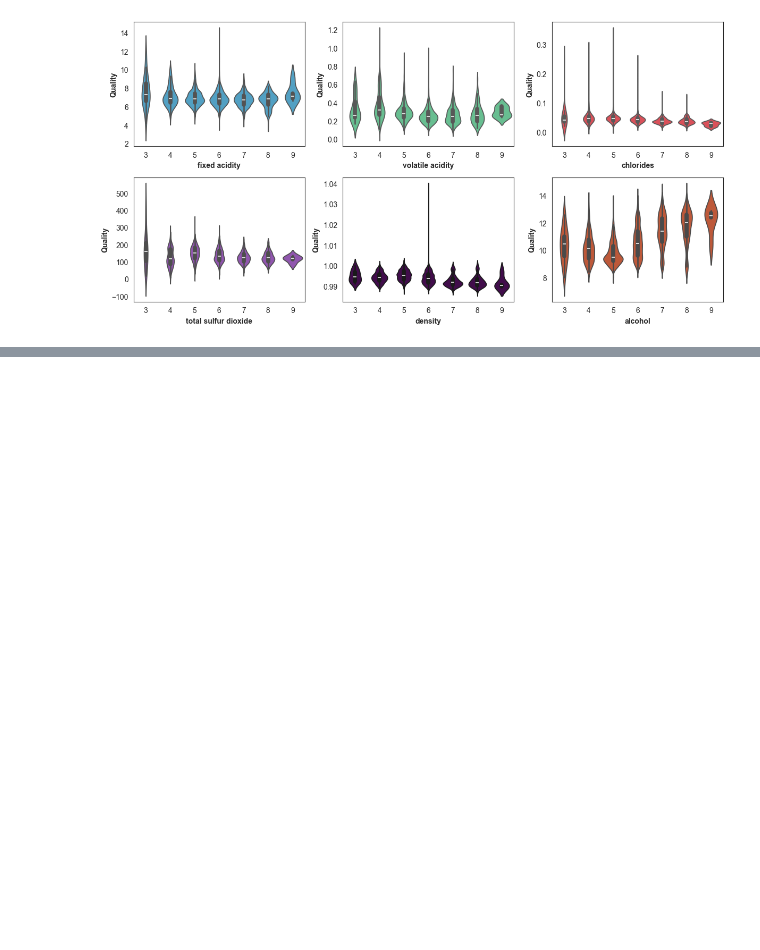
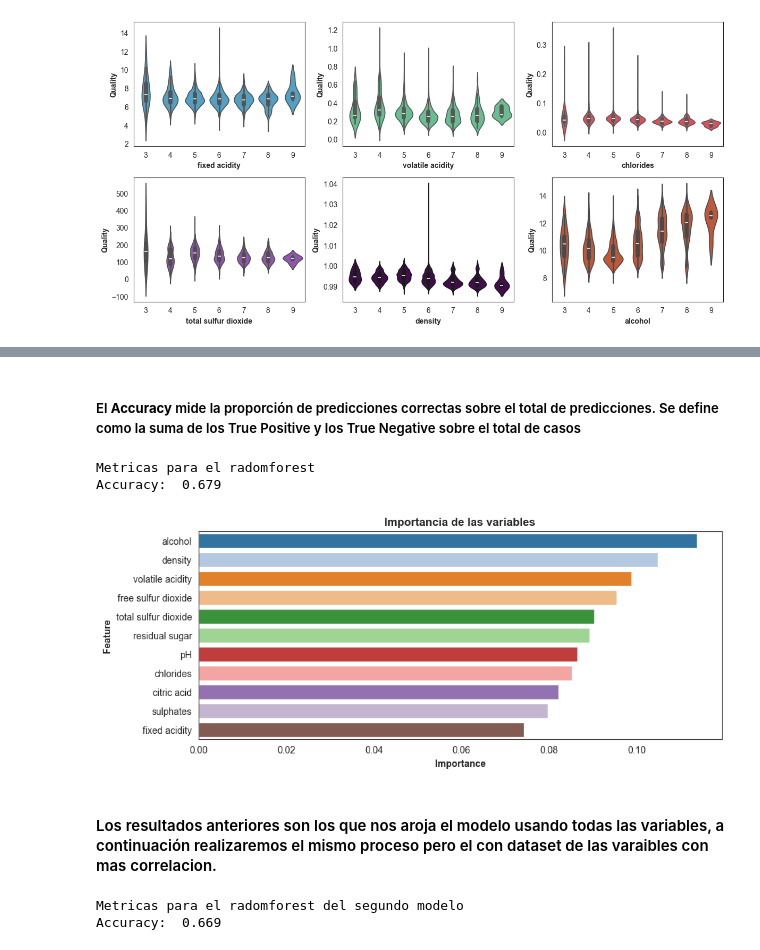
Before and after one commit to JuankTS/WineQuality, a Jupyter notebook: Analysis/Wines.ipynb, the cells around one changed output, grey strips where cells are left out. Saved outputs shown, nothing was run; the diff lists cells and outputs as text; code cells hidden in the pictures; blank space fills up the shorter version.

Commit message:
modelos terminados

```diff
--- a/Analysis/Wines.ipynb
+++ b/Analysis/Wines.ipynb
@@ -154,0 +215,9 @@ plt.show()
+# %%
+# Inicializamos el modelo
+random= RandomForestClassifier()
+
+# Enrtrenamos el modelo con los datos del primer dataset
+random.fit(x_train,y_train)
+
+# Predecimos con el modelo entrenado
+y_predict_random= random.predict(x_test)
@@ -154,0 +227,29 @@ plt.show()
+# %% [markdown]
+##### El **Accuracy** mide la proporción de predicciones correctas sobre el total de predicciones. Se define como la suma de los True Positive y los True Negative sobre el total de casos
+# %%
+# Imprimimos las metricas
+print('Metricas para el radomforest')
+print("Accuracy: ", round(accuracy_score(y_test,y_predict_random),3))
+# %% [output]
+Metricas para el radomforest
+Accuracy:  0.679
+# %%
+# Dentro del algoritmo de RandomForest hay un apartado que se denomina Feature importances
+# Este es un calculo que hace el mismo algoritmo para definir la importancia de la variable para la predicción
+feature_importances = [(name, score) for name, score in zip(list(x_test), random.feature_importances_)]
+feature_importances= pd.DataFrame(feature_importances, columns=['Feature', 'Importance'])
+feature_importances['Importance']= feature_importances['Importance'].apply( lambda x: round(x,5))
+
+# Hacemos un grafico de barras con las varibles mas importantes
+plt.figure(figsize=(10,4))
+
+sns.set_style("white")
+sns.barplot(data= feature_importances.sort_values(by='Importance',ascending=False), y='Feature',  x= 'Importance', hue= 'Feature', palette="tab20")
+plt.xlabel("Importance",fontweight="bold")
+plt.ylabel("Feature",fontweight="bold")
+plt.title("Importancia de las variables", fontweight="bold")
+plt.show()
+# %% [output]
+[figure, added]
+# %% [markdown]
+#### Los resultados anteriores son los que nos aroja el modelo usando todas las variables, a continuación realizaremos el mismo proceso pero el con dataset de las varaibles con mas correlacion.
@@ -154,0 +265,7 @@ plt.show()
+# %%
+# Imprimimos las metricas para el segundo modelo
+print('Metricas para el radomforest del segundo modelo')
+print("Accuracy: ", round(accuracy_score(y_test_corr,y_predict_random_corr),3))
+# %% [output]
+Metricas para el radomforest del segundo modelo
+Accuracy:  0.669
```
Also changed, not shown: parts of 9 cells of this notebook.
